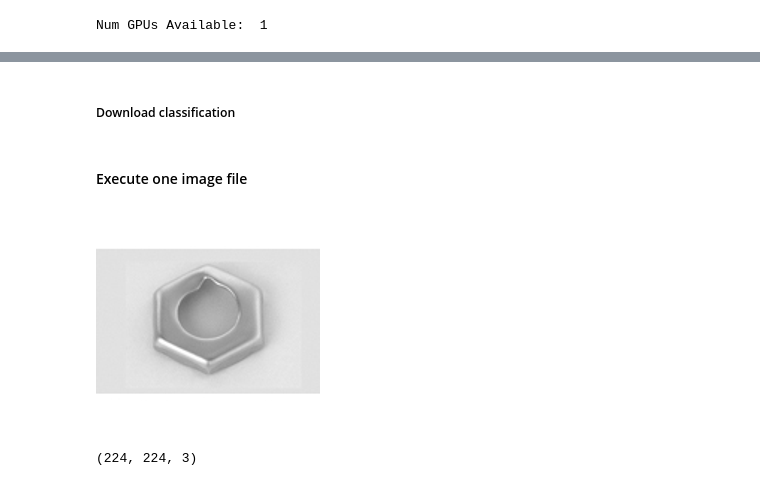
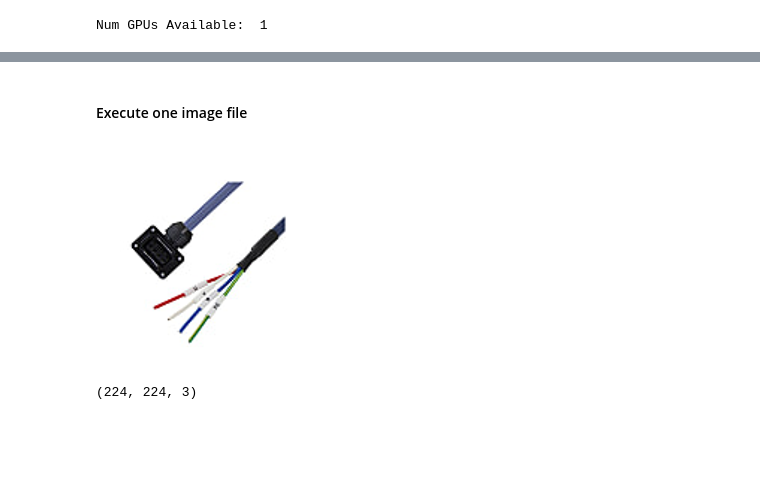
Before and after one commit to RyutaroInatsu/ImageAnnotationChallenge, a Jupyter notebook: notebooks/ImageAnnotationChallenge.ipynb, the cells around one changed output, grey strips where cells are left out. Saved outputs shown, nothing was run; the diff lists cells and outputs as text; code cells hidden in the pictures; blank space fills up the shorter version.

```diff
--- a/notebooks/ImageAnnotationChallenge.ipynb
+++ b/notebooks/ImageAnnotationChallenge.ipynb
@@ -310,7 +316,5 @@ physical_device_desc: "device: 0, name: NVIDIA GeForce GTX 1060 6GB, pci bus id:
 ]
 # %%
 import tensorflow_hub as hub
-# %% [markdown]
-##### Download classification
 # %%
 # Download classification
@@ -328,13 +336,13 @@ classifier = tf.keras.Sequential([
 # %%
 import numpy as np
 import PIL.Image as Image
 
 # grace_hopper = tf.keras.utils.get_file('image.jpg','https://storage.googleapis.com/download.tensorflow.org/example_images/grace_hopper.jpg')
 # grace_hopper = Image.open(grace_hopper).resize(IMAGE_SHAPE)
-grace_hopper = Image.open("./inputs/misumi_dataset/nuts_cap/000001.jpg").resize(IMAGE_SHAPE)
+grace_hopper = Image.open("./inputs/misumi_dataset/ac_servo_motor_cables/000001.jpg").resize(IMAGE_SHAPE)
 grace_hopper
 # %% [output]
-[figure, old version]
+[figure, new version]
 # %%
 # Get batch dimension and input image to model.
 grace_hopper = np.array(grace_hopper)/255.0
```
Also changed, not shown: parts of 49 cells of this notebook, 4 other files.
